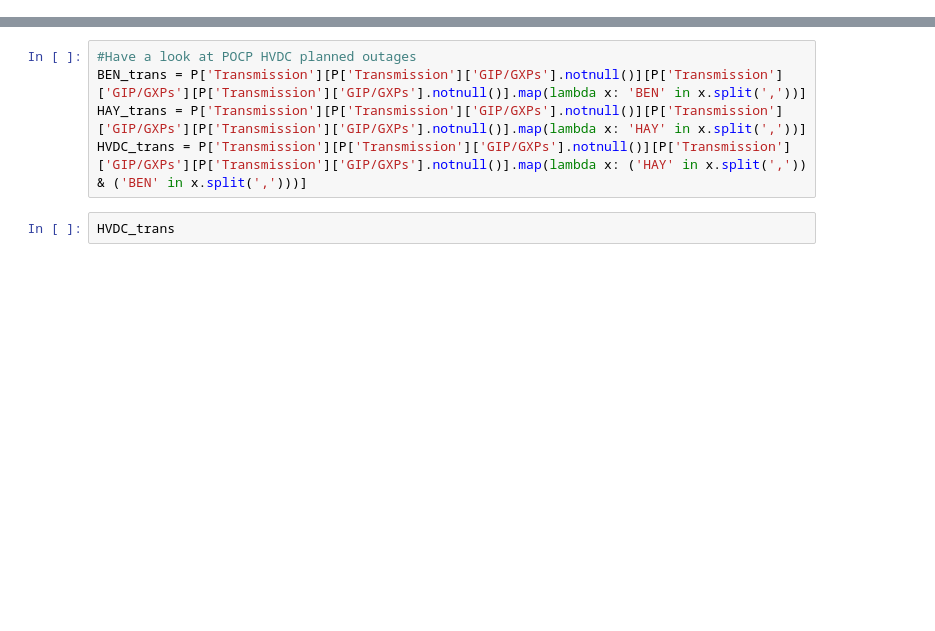
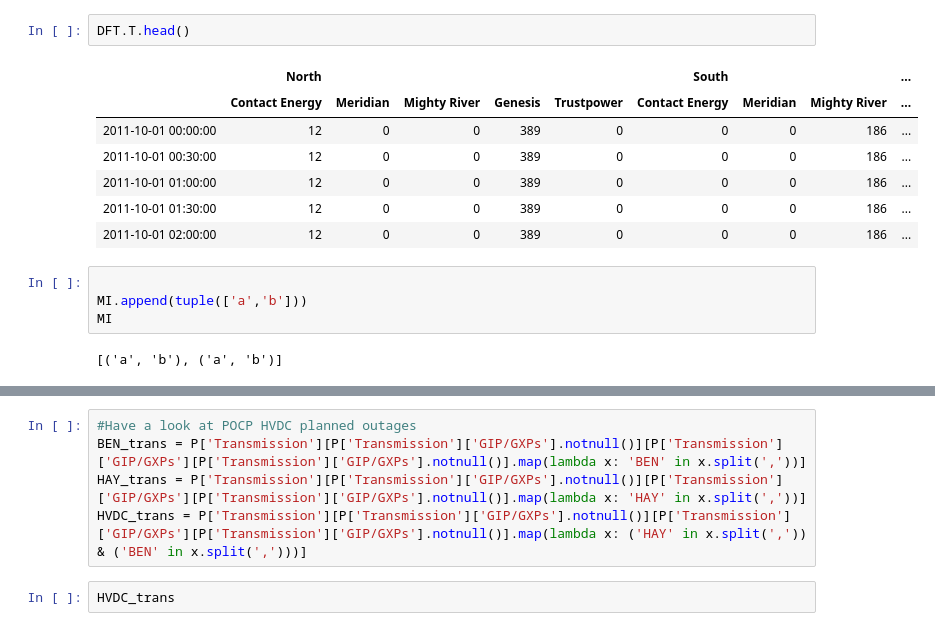
Before and after one commit to okbishop/pocp, a Jupyter notebook: POCP.ipynb, the cells around one changed output, grey strips where cells are left out. Saved outputs shown, nothing was run; the diff lists cells and outputs as text; blank space fills up the shorter version.

```diff
--- a/POCP.ipynb
+++ b/POCP.ipynb
@@ -143,0 +441,16 @@ P['Generation'][P['Generation']['Last Modified'].notnull()][P['Generation']['Las
+# %%
+DFT.T.head()
+# %% [output]
+|  | North |  |  |  |  | South |  |  | ... |
+|  | Contact Energy | Meridian | Mighty River | Genesis | Trustpower | Contact Energy | Meridian | Mighty River | ... |
+| 2011-10-01 00:00:00 | 12 | 0 | 0 | 389 | 0 | 0 | 0 | 186 | ... |
+| 2011-10-01 00:30:00 | 12 | 0 | 0 | 389 | 0 | 0 | 0 | 186 | ... |
+| 2011-10-01 01:00:00 | 12 | 0 | 0 | 389 | 0 | 0 | 0 | 186 | ... |
+| 2011-10-01 01:30:00 | 12 | 0 | 0 | 389 | 0 | 0 | 0 | 186 | ... |
+| 2011-10-01 02:00:00 | 12 | 0 | 0 | 389 | 0 | 0 | 0 | 186 | ... |
+# %%
+
+MI.append(tuple(['a','b']))
+MI
+# %% [output]
+[('a', 'b'), ('a', 'b')]
```
Also changed, not shown: parts of 42 cells of this notebook, 1 other file.
